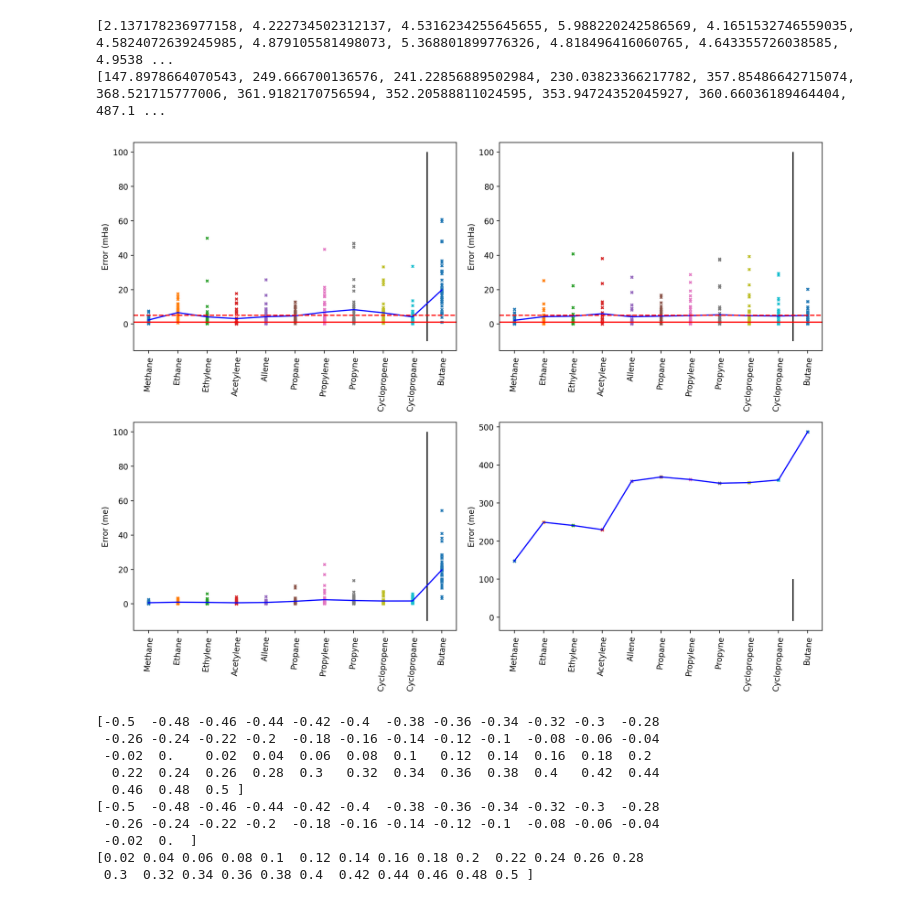
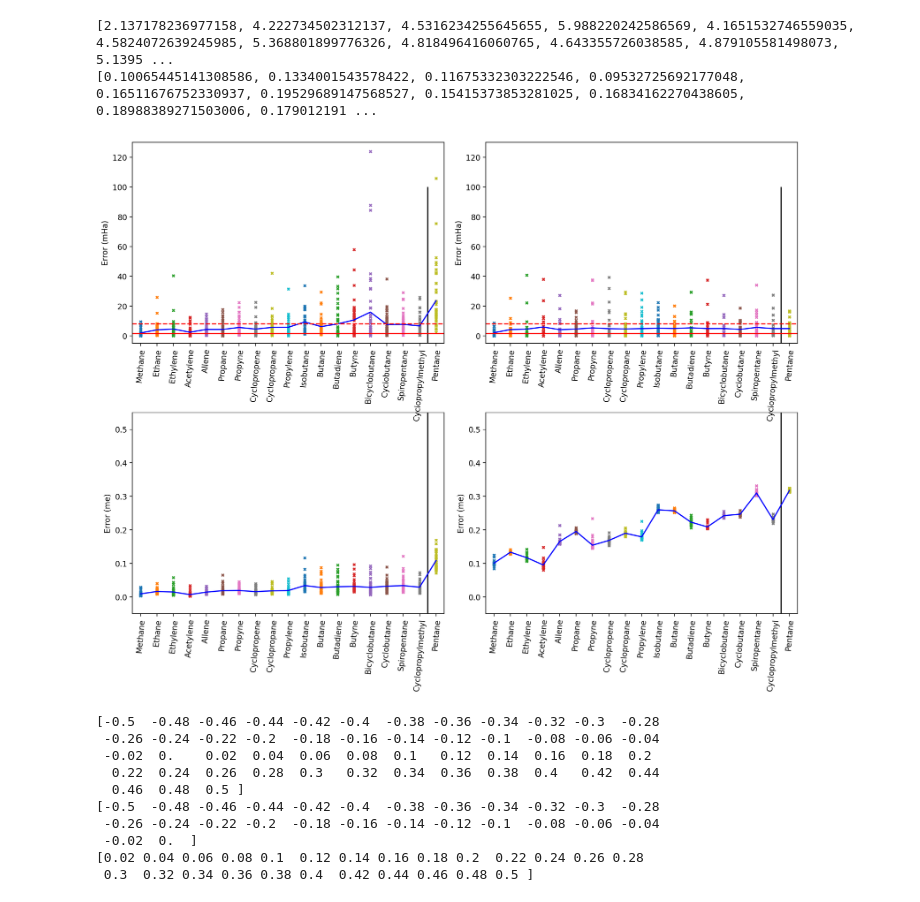
Before and after one commit to chem12346789/ai-dft, a Jupyter notebook: veiw_data.ipynb, the cells around one changed output. Drawn from its saved outputs; the diff is of its cells as text; code cells hidden in the pictures.

```diff
--- a/veiw_data.ipynb
+++ b/veiw_data.ipynb
@@ -13,27 +13,25 @@ TRAIN_STR_DICT = [
     "Acetylene",
     "Allene",
     "Propane",
-    "Propylene",
     "Propyne",
     "Cyclopropene",
     "Cyclopropane",
-    # "Isobutane",
-    # "Butane",
-    # "Butadiene",
-    # "Butyne",
-    # "Cyclobutane",
-    # "Cyclopropylmethyl",
-    # "Bicyclobutane",
-    # "Spiropentane",
+    "Propylene",
+    "Isobutane",
+    "Butane",
+    "Butadiene",
+    "Butyne",
+    "Bicyclobutane",
+    "Cyclobutane",
+    "Spiropentane",
+    "Cyclopropylmethyl",
+    # "Neopentane",
+    # "Cyclopentane",
     # "Benzene",
 ]
 EVAL_STR_DICT = [
-    "Butane",
-    # "Pentane",
+    "Pentane",
     # "Isopentane",
-    # "Neopentane",
-    # "Cyclopentane",
-    # "Hexane",
 ]
 
 f, axes = plt.subplots(2, 2, figsize=(15, 10))
@@ -70,19 +68,23 @@ axes = axes[::-1, :]
 
 # name_dir = "cc-5-800"
 # load_path = Path("validate") / name_dir
-list_of_path = list(Path("validate/").glob("validate-ccdft-2024-05-17-22-35-29-800"))
+list_of_path = list(Path("validate/").glob("validate-ccdft-2024-05-18-19-14-05-800"))
 load_path = max(list_of_path, key=lambda p: p.stat().st_ctime)
 
 list_of_path_dft = list(Path("validate/").glob("dft"))
 load_path_dft = max(list_of_path_dft, key=lambda p: p.stat().st_ctime)
 
+i_row_pd_l = {
+    0: 0,
+    1: 3,
+}
 
 for i_row in range(2):
-
+    i_row_pd = i_row_pd_l[i_row]
     error_l = []
     data = pd.read_csv(load_path / "train.csv")
     for i, i_name in enumerate(TRAIN_STR_DICT):
-        data_np = data.filter(regex=(f"{i_name}.*")).to_numpy()[i_row, :]
+        data_np = data.filter(regex=(f"{i_name}.*")).to_numpy()[i_row_pd, :]
         data_np_sort = np.sort(np.abs(data_np))[1:]
         error_l.append(np.mean(data_np_sort))
         axes[i_row, 0].scatter(
@@ -91,12 +93,12 @@ for i_row in range(2):
 
     i += 1
     axes[i_row, 0].vlines(i - 0.5, -10, 100, "k")
-    axes[0, 0].hlines(1, -0.5, 100 - 0.5, "r")
-    axes[0, 0].hlines(5, -0.5, 100 - 0.5, "r", linestyle="--")
+    axes[0, 0].hlines(1 / 0.627, -0.5, 100 - 0.5, "r")
+    axes[0, 0].hlines(5 / 0.627, -0.5, 100 - 0.5, "r", linestyle="--")
 
     data = pd.read_csv(load_path / "eval.csv")
     for j, j_name in enumerate(EVAL_STR_DICT):
-        data_np = data.filter(regex=(f"{j_name}.*")).to_numpy()[i_row, :]
+        data_np = data.filter(regex=(f"{j_name}.*")).to_numpy()[i_row_pd, :]
         data_np_sort = np.sort(np.abs(data_np))[1:]
         error_l.append(np.mean(data_np_sort))
         axes[i_row, 0].scatter(
@@ -115,10 +117,11 @@ for i_row in range(2):
     error_l = []
     data = pd.read_csv(load_path_dft / "train_dft.csv")
     for i, i_name in enumerate(TRAIN_STR_DICT):
-        data_eq = data.filter(regex=(f"{i_name}_0_1_0.0000")).to_numpy()[0]
-        data_np = (
-            data.filter(regex=(f"{i_name}.*")).to_numpy()[i_row, :] - data_eq
-        )
+        if i_row == 0:
+            data_eq = data.filter(regex=(f"{i_name}_0_1_0.0000")).to_numpy()[0]
+        else:
+            data_eq = 0
+        data_np = data.filter(regex=(f"{i_name}.*")).to_numpy()[i_row_pd, :] - data_eq
         data_np_sort = np.sort(np.abs(data_np))[1:]
         error_l.append(np.mean(data_np_sort))
         axes[i_row, 1].scatter(
@@ -127,45 +130,48 @@ for i_row in range(2):
 
     i += 1
     axes[i_row, 1].vlines(i - 0.5, -10, 100, "k")
-    axes[0, 1].hlines(1, -0.5, 100 - 0.5, "r")
-    axes[0, 1].hlines(5, -0.5, 100 - 0.5, "r", linestyle="--")
+    axes[0, 1].hlines(1 / 0.627, -0.5, 100 - 0.5, "r")
+    axes[0, 1].hlines(5 / 0.627, -0.5, 100 - 0.5, "r", linestyle="--")
 
     data = pd.read_csv(load_path_dft / "eval_dft.csv")
     for j, j_name in enumerate(EVAL_STR_DICT):
-        data_eq = data.filter(regex=(f"{j_name}_0_1_0.0000")).to_numpy()[0]
-        data_np = (
-            data.filter(regex=(f"{j_name}.*")).to_numpy()[i_row, :] - data_eq
-        )
+        if i_row == 0:
+            data_eq = data.filter(regex=(f"{j_name}_0_1_0.0000")).to_numpy()[0]
+        else:
+            data_eq = 0
+        data_np = data.filter(regex=(f"{j_name}.*")).to_numpy()[i_row_pd, :] - data_eq
         data_np_sort = np.sort(np.abs(data_np))[1:]
         error_l.append(np.mean(data_np_sort))
         axes[i_row, 1].scatter(
             i + j + np.zeros_like(data_np_sort), data_np_sort, s=10, marker="x"
         )
 
     axes[i_row, 1].set_xticks(
         range(len(TRAIN_STR_DICT) + len(EVAL_STR_DICT)),
         TRAIN_STR_DICT + EVAL_STR_DICT,
         rotation=85,
     )
     print(error_l)
     axes[i_row, 1].plot(range(len(TRAIN_STR_DICT) + len(EVAL_STR_DICT)), error_l, "b")
     axes[i_row, 0].set_xlim(-0.5, len(TRAIN_STR_DICT) + len(EVAL_STR_DICT) - 0.5)
     axes[i_row, 1].set_xlim(-0.5, len(TRAIN_STR_DICT) + len(EVAL_STR_DICT) - 0.5)
 
-# axes[1, 0].set_ylim(-5, 55)
+axes[0, 0].set_ylim(-5, 130)
 axes[0, 0].set_ylabel("Error (mHa)")
+axes[1, 0].set_ylim(-5e-2, 5.5e-1)
 axes[1, 0].set_ylabel("Error (me)")
-# axes[1, 1].set_ylim(-5, 55)
+axes[0, 1].set_ylim(-5, 130)
 axes[0, 1].set_ylabel("Error (mHa)")
+axes[1, 1].set_ylim(-5e-2, 5.5e-1)
 axes[1, 1].set_ylabel("Error (me)")
 plt.savefig(
     f"./manu/figures/energy-ccdft-{datetime.datetime.today():%Y-%m-%d-%H-%M-%S}.pdf",
     bbox_inches="tight",
 )
 # %% [output]
-[2.137178236977158, 4.222734502312137, 4.5316234255645655, 5.988220242586569, 4.1651532746559035, 4.5824072639245985, 4.879105581498073, 5.368801899776326, 4.818496416060765, 4.643355726038585, 4.9538 ...
-[147.8978664070543, 249.666700136576, 241.22856889502984, 230.03823366217782, 357.85486642715074, 368.521715777006, 361.9182170756594, 352.20588811024595, 353.94724352045927, 360.66036189464404, 487.1 ...
+[2.137178236977158, 4.222734502312137, 4.5316234255645655, 5.988220242586569, 4.1651532746559035, 4.5824072639245985, 5.368801899776326, 4.818496416060765, 4.643355726038585, 4.879105581498073, 5.1395 ...
+[0.10065445141308586, 0.1334001543578422, 0.11675332303222546, 0.09532725692177048, 0.16511676752330937, 0.19529689147568527, 0.15415373853281025, 0.16834162270438605, 0.18988389271503006, 0.179012191 ...
-[figure, old version]
+[figure, new version]
 # %%
 import numpy as np
 # print(np.linspace(-0.49, 0.49, 8))
```
Also changed, not shown: 3 other files.
